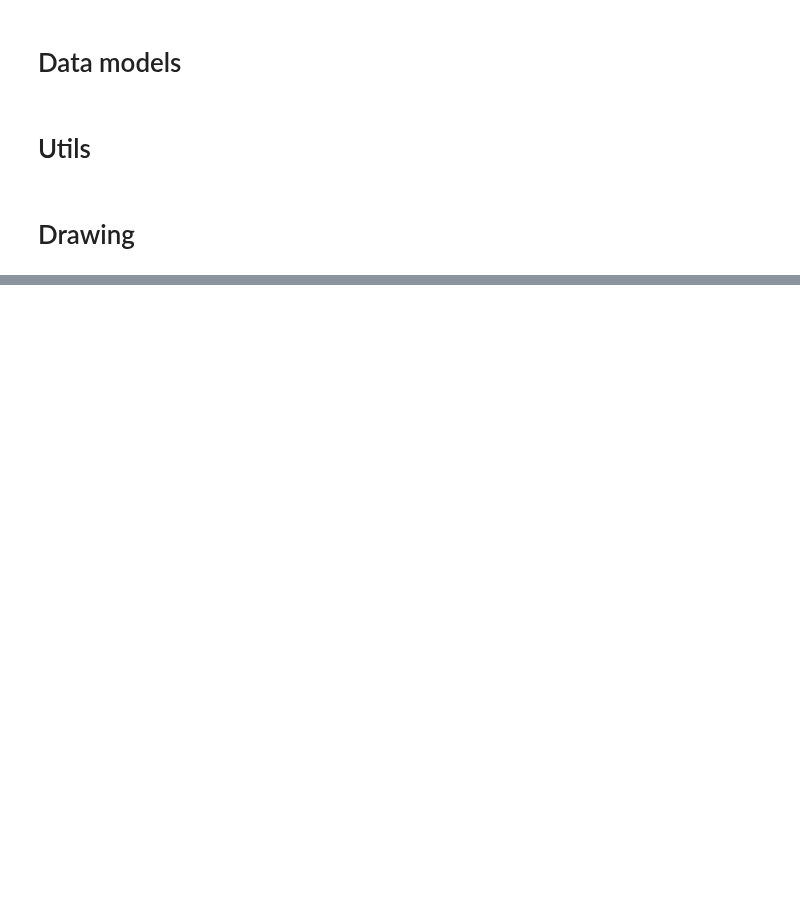
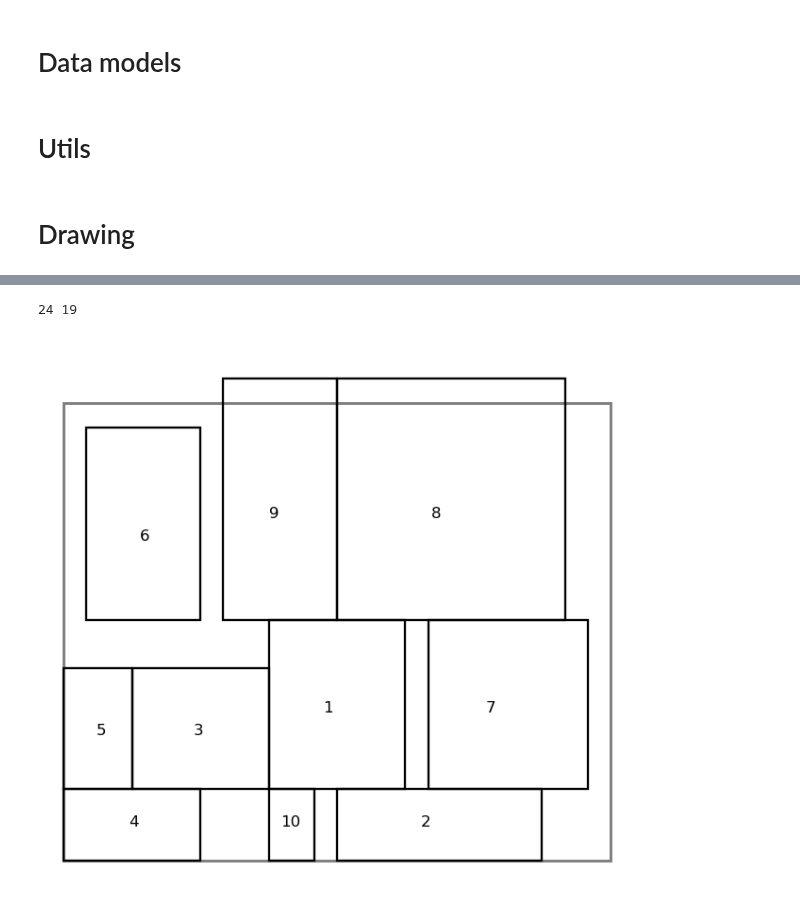
Before and after one commit to TaIos/master-thesis, a Jupyter notebook: src/notebooks/best_solution_visualizer.ipynb, the cells around one changed output, grey strips where cells are left out. Drawn from its saved outputs; the diff is of its cells as text; code cells hidden in the pictures; blank space fills up the shorter version.

```diff
--- a/src/notebooks/best_solution_visualizer.ipynb
+++ b/src/notebooks/best_solution_visualizer.ipynb
@@ -330,0 +340,10 @@ res.name
+# %%
+results = loadComputationResultsFromDirectoryRec('/home/slarty/Documents/master-thesis/src/notebooks/out/overlapping_penalization_constant_2023_04_12_01:26:44', sort=True)
+# %%
+random10_ga = [x  for x in results if x.name == 'random_10']
+packing10_ga = [x  for x in results if x.name == 'packing_10']
+drawComputationResult(random10_ga[0], 'random10_ga')
+# drawComputationResult(packing10_ga[0], 'packing10_ga')
+# %% [output]
+24 19
+[figure, added]
```
Also changed, not shown: parts of 6 cells of this notebook, 11 other files.
